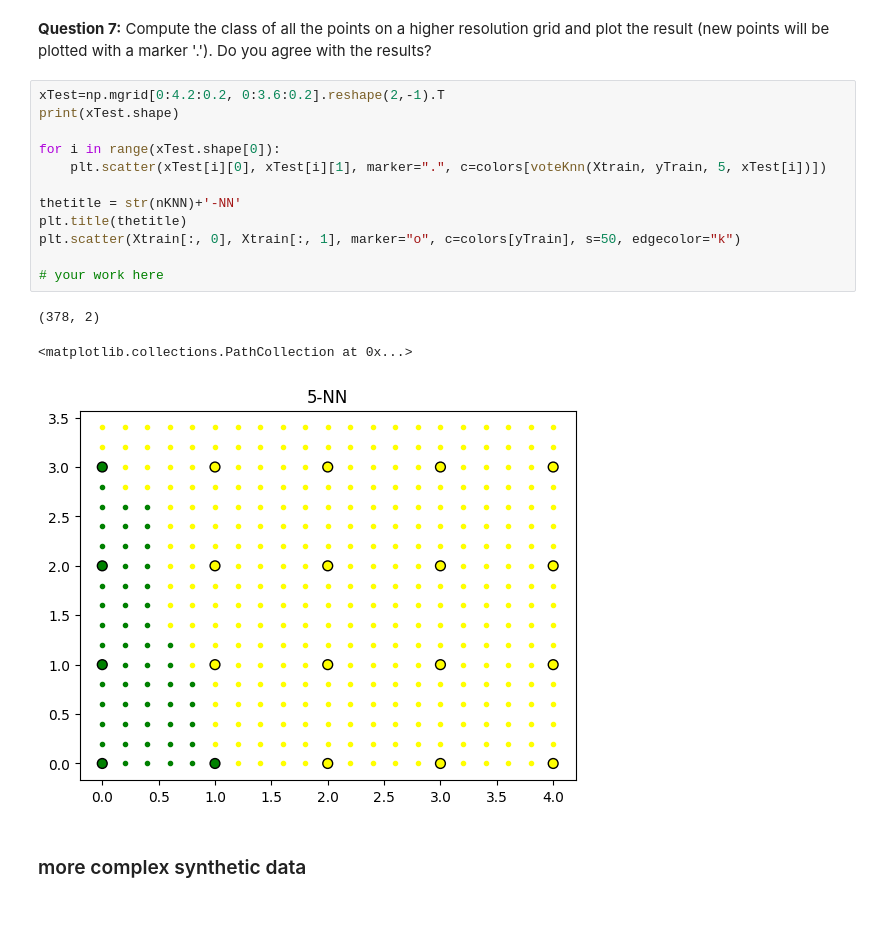
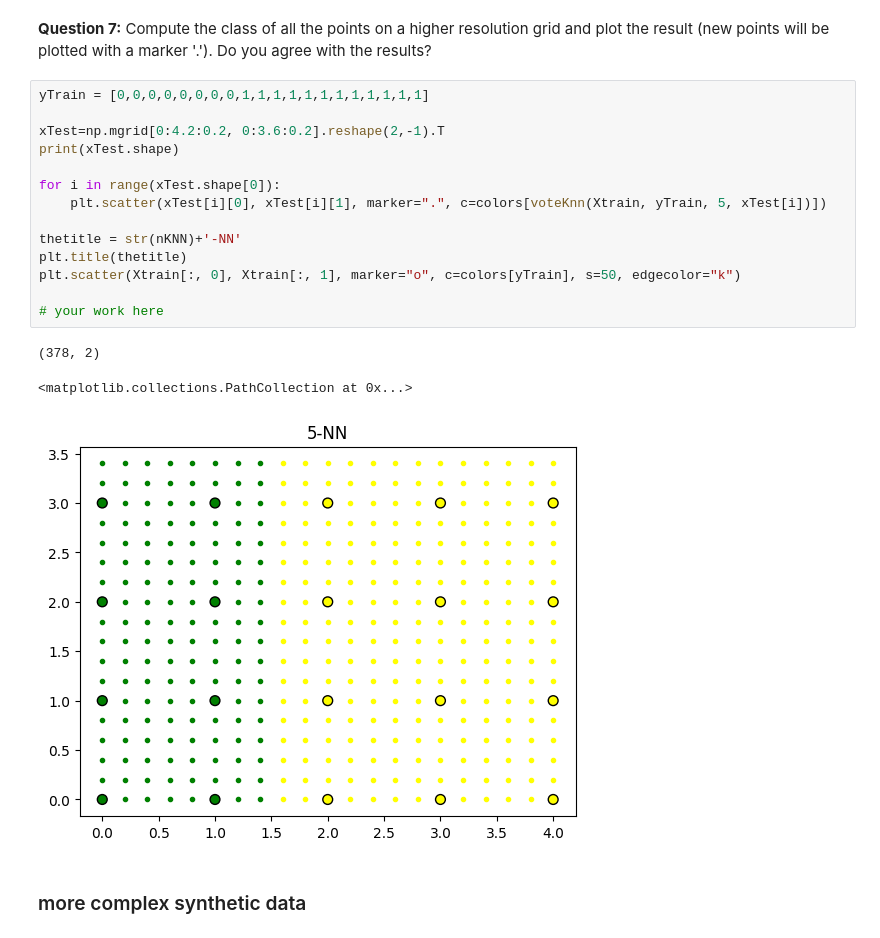
Before and after one commit to DeyannK/Donnees-numeriques, a Jupyter notebook: TP3-kNN/TP.ipynb, the cells around one changed output. Drawn from its saved outputs; the diff is of its cells as text.

```diff
--- a/TP3-kNN/TP.ipynb
+++ b/TP3-kNN/TP.ipynb
@@ -150,21 +150,23 @@ Classe =  0
 # %% [markdown]
 **Question 7:** Compute the class of all the points on a higher resolution grid and plot the result (new points will be plotted with a marker '.'). Do you agree with the results?
 # %%
+yTrain = [0,0,0,0,0,0,0,0,1,1,1,1,1,1,1,1,1,1,1,1]
+
 xTest=np.mgrid[0:4.2:0.2, 0:3.6:0.2].reshape(2,-1).T
 print(xTest.shape)
 
 for i in range(xTest.shape[0]):
     plt.scatter(xTest[i][0], xTest[i][1], marker=".", c=colors[voteKnn(Xtrain, yTrain, 5, xTest[i])])
 
 thetitle = str(nKNN)+'-NN'
 plt.title(thetitle)
 plt.scatter(Xtrain[:, 0], Xtrain[:, 1], marker="o", c=colors[yTrain], s=50, edgecolor="k")
 
 # your work here
 # %% [output]
 (378, 2)
 <matplotlib.collections.PathCollection at 0x...>
-[figure, old version]
+[figure, new version]
 # %% [markdown]
 ### more complex synthetic data
 # %% [markdown]
```
Also changed, not shown: parts of 6 cells of this notebook, 1 other file.
